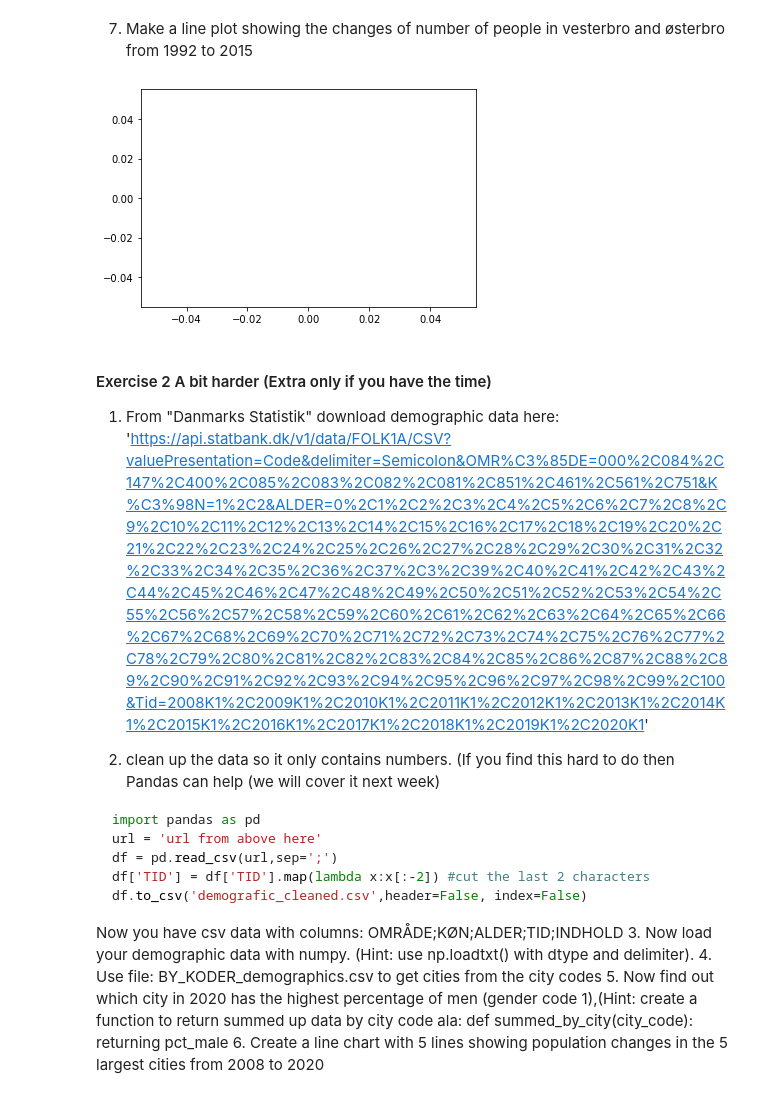
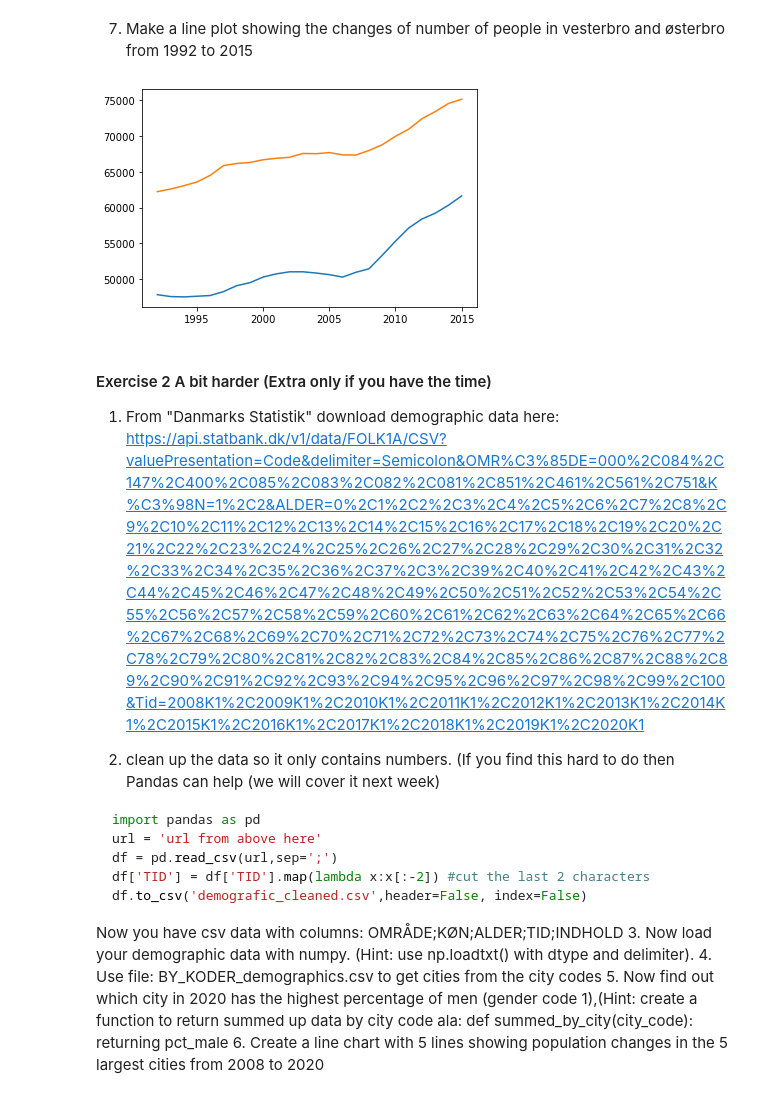
Before and after one commit to Micniks/Python-Assignments, a Jupyter notebook: Week4/Week04.ipynb, the cells around one changed output. Cells and saved outputs as stored; diff of their text form; code cells hidden in the pictures.

```diff
--- a/Week4/Week04.ipynb
+++ b/Week4/Week04.ipynb
@@ -95,19 +96,26 @@ Amount of people over 65 in 2015 not from Denmark: 3451
 # %%
 between_years_mask = (info_array[:,0] >= 1992) & (info_array[:,0] <= 2015)
 vesterbro_mask = (info_array[:,1] == 4)
+osterbro_mask = (info_array[:,1] == 2)
+people_from_osterbro = info_array[osterbro_mask & between_years_mask]
 people_from_vesterbro = info_array[vesterbro_mask & between_years_mask]
 year_list = list(set(people_from_vesterbro[:,0]))
-amount_list = [amount_list.append(people_from_vesterbro[(people_from_vesterbro[:,0] == year)][:,4].sum()) for year in year_list]
+vesterbro_amount_list = []
+osterbro_amount_list = []
+for year in year_list:
+    vesterbro_amount_list.append(people_from_vesterbro[(people_from_vesterbro[:,0] == year)][:,4].sum())
+    osterbro_amount_list.append(people_from_osterbro[(people_from_osterbro[:,0] == year)][:,4].sum())
 
-plt.plot(year_list, amount_list)
+plt.plot(year_list, vesterbro_amount_list)
+plt.plot(year_list, osterbro_amount_list)
 plt.show()
 # %% [output]
-[figure, old version]
+[figure, new version]
 # %% [markdown]
 #### Exercise 2  A bit harder (Extra only if you have the time)
 
 1. From "Danmarks Statistik" download demographic data here:
-'https://api.statbank.dk/v1/data/FOLK1A/CSV?valuePresentation=Code&delimiter=Semicolon&OMR%C3%85DE=000%2C084%2C147%2C400%2C085%2C083%2C082%2C081%2C851%2C461%2C561%2C751&K%C3%98N=1%2C2&ALDER=0%2C1%2C2%2C3%2C4%2C5%2C6%2C7%2C8%2C9%2C10%2C11%2C12%2C13%2C14%2C15%2C16%2C17%2C18%2C19%2C20%2C21%2C22%2C23%2C24%2C25%2C26%2C27%2C28%2C29%2C30%2C31%2C32%2C33%2C34%2C35%2C36%2C37%2C3%2C39%2C40%2C41%2C42%2C43%2C44%2C45%2C46%2C47%2C48%2C49%2C50%2C51%2C52%2C53%2C54%2C55%2C56%2C57%2C58%2C59%2C60%2C61%2C62%2C63%2C64%2C65%2C66%2C67%2C68%2C69%2C70%2C71%2C72%2C73%2C74%2C75%2C76%2C77%2C78%2C79%2C80%2C81%2C82%2C83%2C84%2C85%2C86%2C87%2C88%2C89%2C90%2C91%2C92%2C93%2C94%2C95%2C96%2C97%2C98%2C99%2C100&Tid=2008K1%2C2009K1%2C2010K1%2C2011K1%2C2012K1%2C2013K1%2C2014K1%2C2015K1%2C2016K1%2C2017K1%2C2018K1%2C2019K1%2C2020K1'
+https://api.statbank.dk/v1/data/FOLK1A/CSV?valuePresentation=Code&delimiter=Semicolon&OMR%C3%85DE=000%2C084%2C147%2C400%2C085%2C083%2C082%2C081%2C851%2C461%2C561%2C751&K%C3%98N=1%2C2&ALDER=0%2C1%2C2%2C3%2C4%2C5%2C6%2C7%2C8%2C9%2C10%2C11%2C12%2C13%2C14%2C15%2C16%2C17%2C18%2C19%2C20%2C21%2C22%2C23%2C24%2C25%2C26%2C27%2C28%2C29%2C30%2C31%2C32%2C33%2C34%2C35%2C36%2C37%2C3%2C39%2C40%2C41%2C42%2C43%2C44%2C45%2C46%2C47%2C48%2C49%2C50%2C51%2C52%2C53%2C54%2C55%2C56%2C57%2C58%2C59%2C60%2C61%2C62%2C63%2C64%2C65%2C66%2C67%2C68%2C69%2C70%2C71%2C72%2C73%2C74%2C75%2C76%2C77%2C78%2C79%2C80%2C81%2C82%2C83%2C84%2C85%2C86%2C87%2C88%2C89%2C90%2C91%2C92%2C93%2C94%2C95%2C96%2C97%2C98%2C99%2C100&Tid=2008K1%2C2009K1%2C2010K1%2C2011K1%2C2012K1%2C2013K1%2C2014K1%2C2015K1%2C2016K1%2C2017K1%2C2018K1%2C2019K1%2C2020K1
 
 
 2. clean up the data so it only contains numbers. (If you find this hard to do then Pandas can help (we will cover it next week)
```
Also changed, not shown: parts of 1 cell of this notebook, 2 other files.
